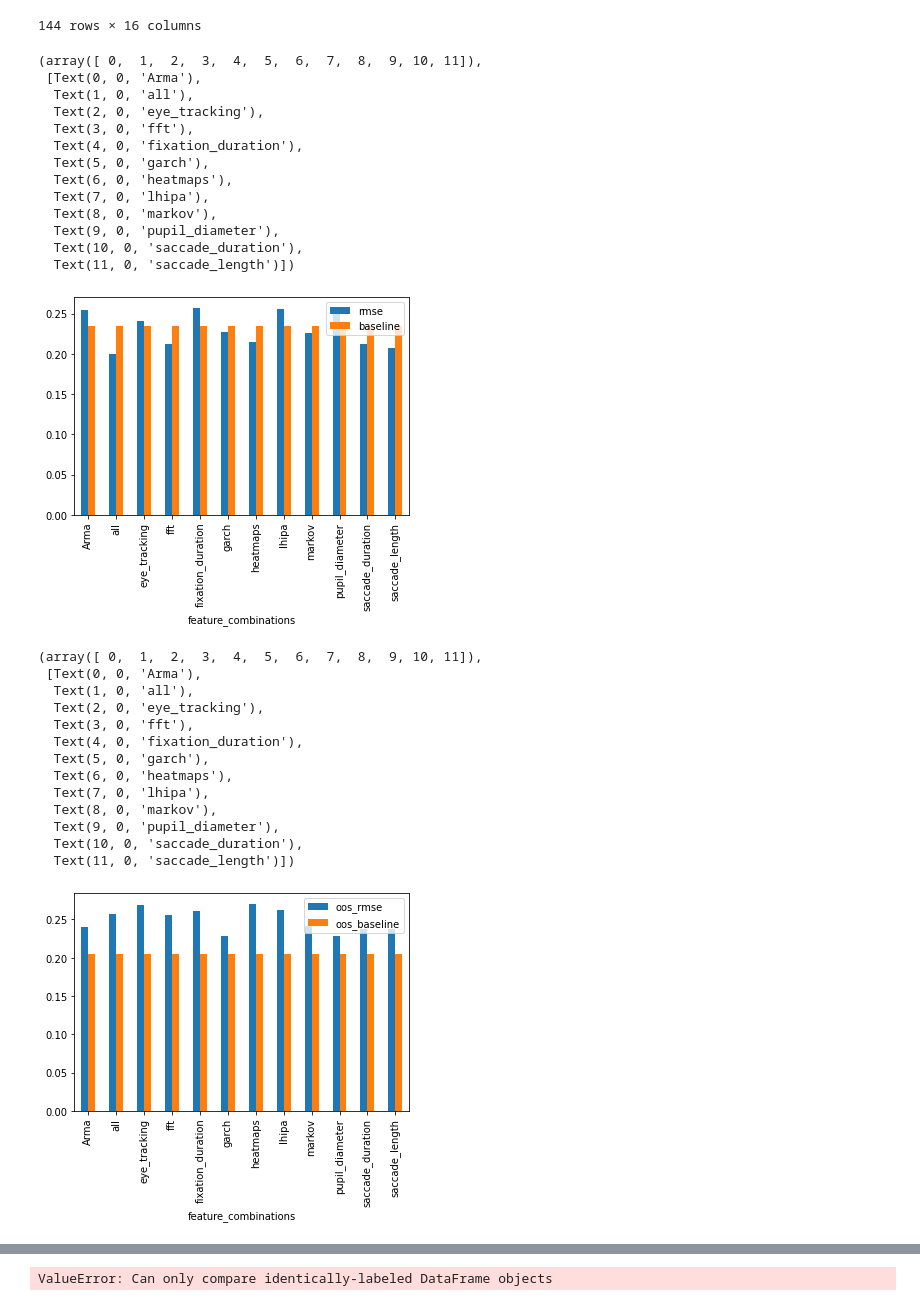
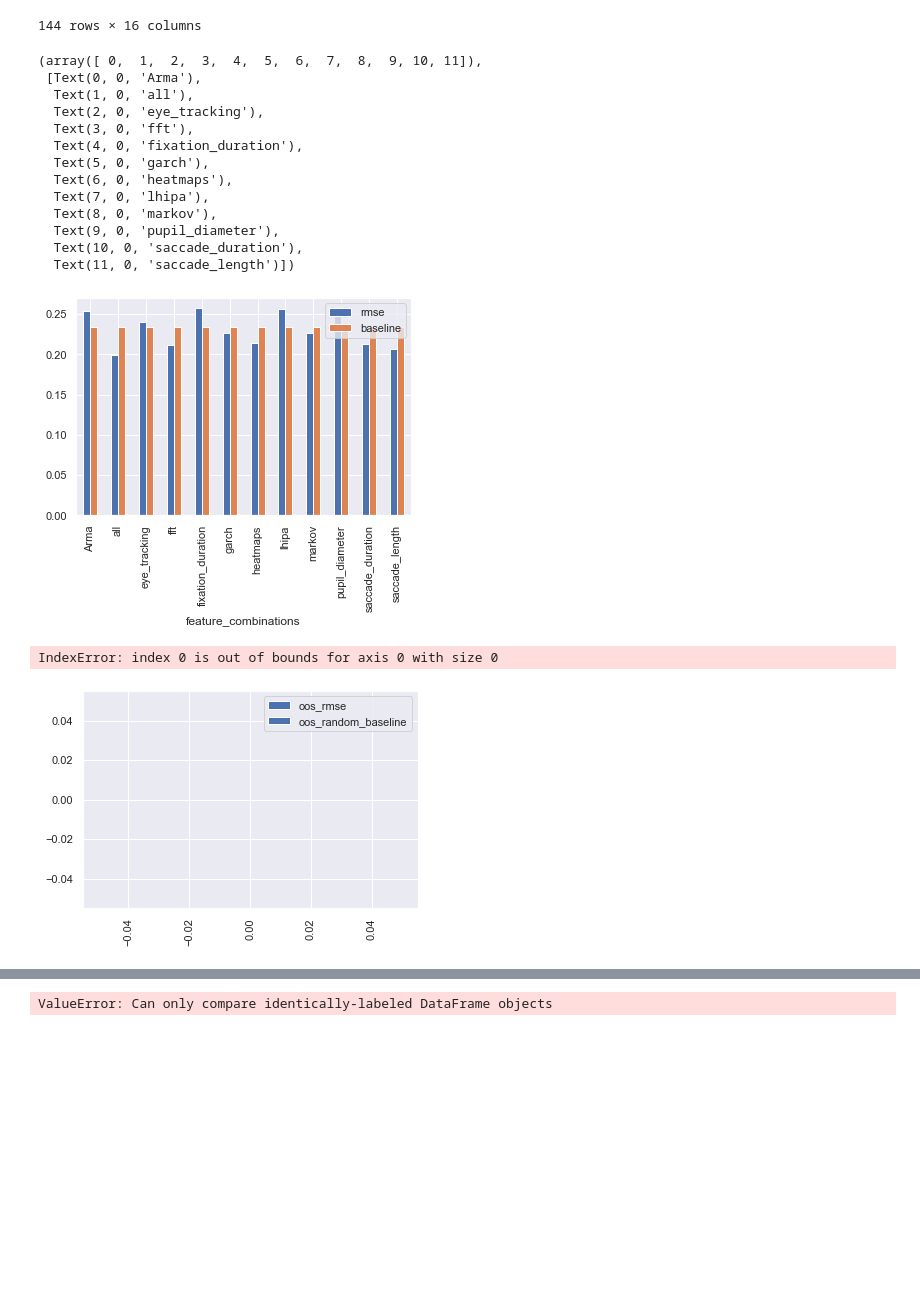
Before and after one commit to s0lvang/ideal-pancake, a Jupyter notebook: misc/notebooks/Analyze Results.ipynb, the cells around one changed output, grey strips where cells are left out. Cells and saved outputs as stored; diff of their text form; code cells hidden in the pictures; blank space fills up the shorter version.

```diff
--- a/misc/notebooks/Analyze Results.ipynb
+++ b/misc/notebooks/Analyze Results.ipynb
@@ -1,6 +1,8 @@
 # %%
 import pandas as pd
 from matplotlib import pyplot as plt
+import seaborn as sns
+sns.set_theme()
 # %%
 df = pd.read_csv("results_2.csv")
 one_to_one_df = pd.read_csv("results_1_to_1_different_scoring.csv")
@@ -184,27 +186,16 @@ plt.xticks(rotation=90)
   Text(9, 0, 'pupil_diameter'),
   Text(10, 0, 'saccade_duration'),
   Text(11, 0, 'saccade_length')])
-[figure, old version]
+[figure, new version]
 # %%
 #MINIMUM OOS_RMSE PER FEATURE
 minimum_rmse = df.loc[df.groupby('feature_combinations')["oos_rmse"].idxmin()]
-minimum_rmse.plot.bar(x="feature_combinations", y=["oos_rmse", "oos_baseline"])
+minimum_rmse.plot.bar(x="feature_combinations", y=["oos_rmse", "oos_random_baseline"])
 plt.xticks(rotation=90)
+minimum_rmse
 # %% [output]
-(array([ 0,  1,  2,  3,  4,  5,  6,  7,  8,  9, 10, 11]),
- [Text(0, 0, 'Arma'),
-  Text(1, 0, 'all'),
-  Text(2, 0, 'eye_tracking'),
-  Text(3, 0, 'fft'),
-  Text(4, 0, 'fixation_duration'),
-  Text(5, 0, 'garch'),
-  Text(6, 0, 'heatmaps'),
-  Text(7, 0, 'lhipa'),
-  Text(8, 0, 'markov'),
-  Text(9, 0, 'pupil_diameter'),
-  Text(10, 0, 'saccade_duration'),
-  Text(11, 0, 'saccade_length')])
+IndexError: index 0 is out of bounds for axis 0 with size 0
-[figure, old version]
+[figure, new version]
 # %%
 #MINIMUM RMSE PER DATASET
 minimum_rmse = df.loc[df.groupby('in_study')["rmse"].idxmin()]
```
Also changed, not shown: parts of 28 cells of this notebook, 4 other files.
